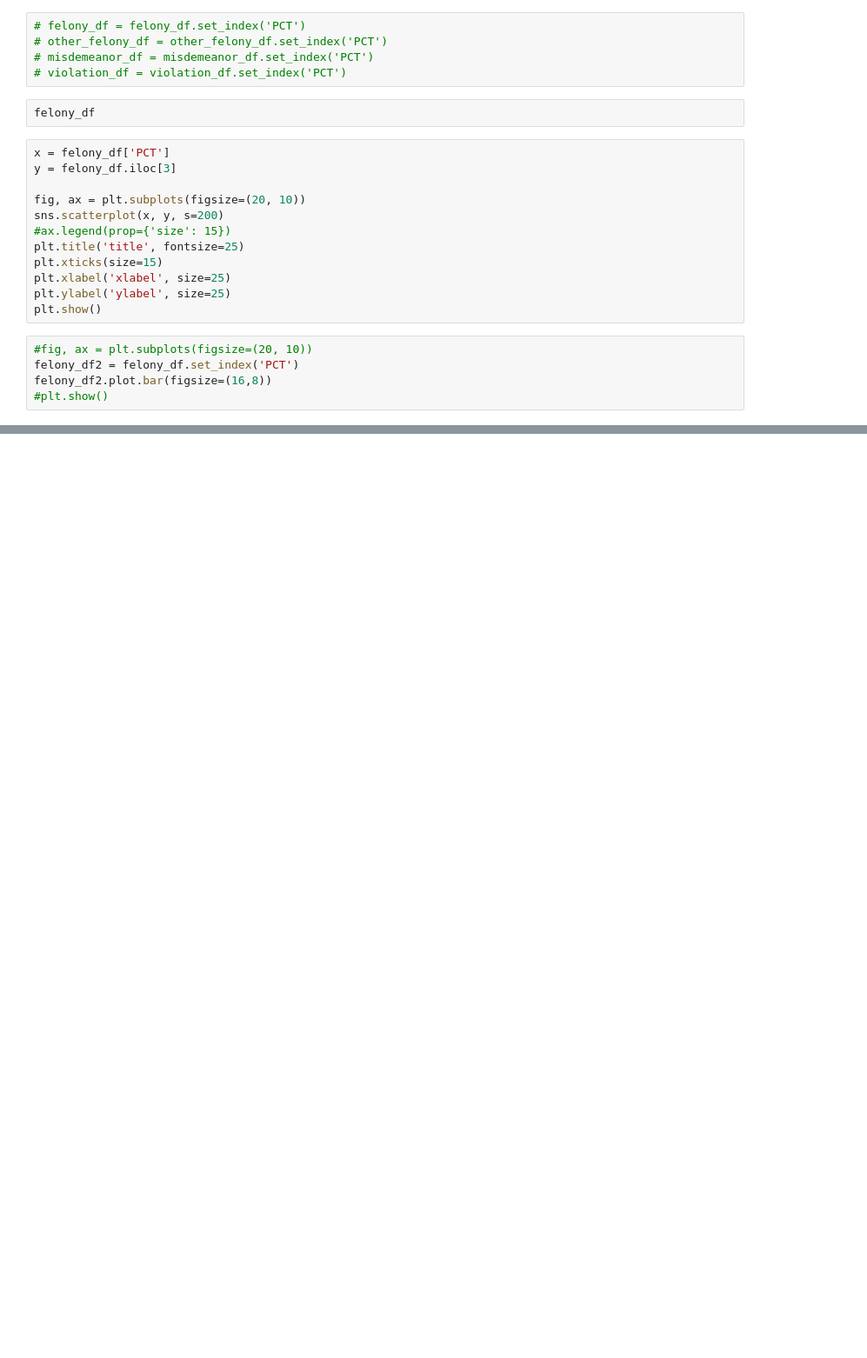
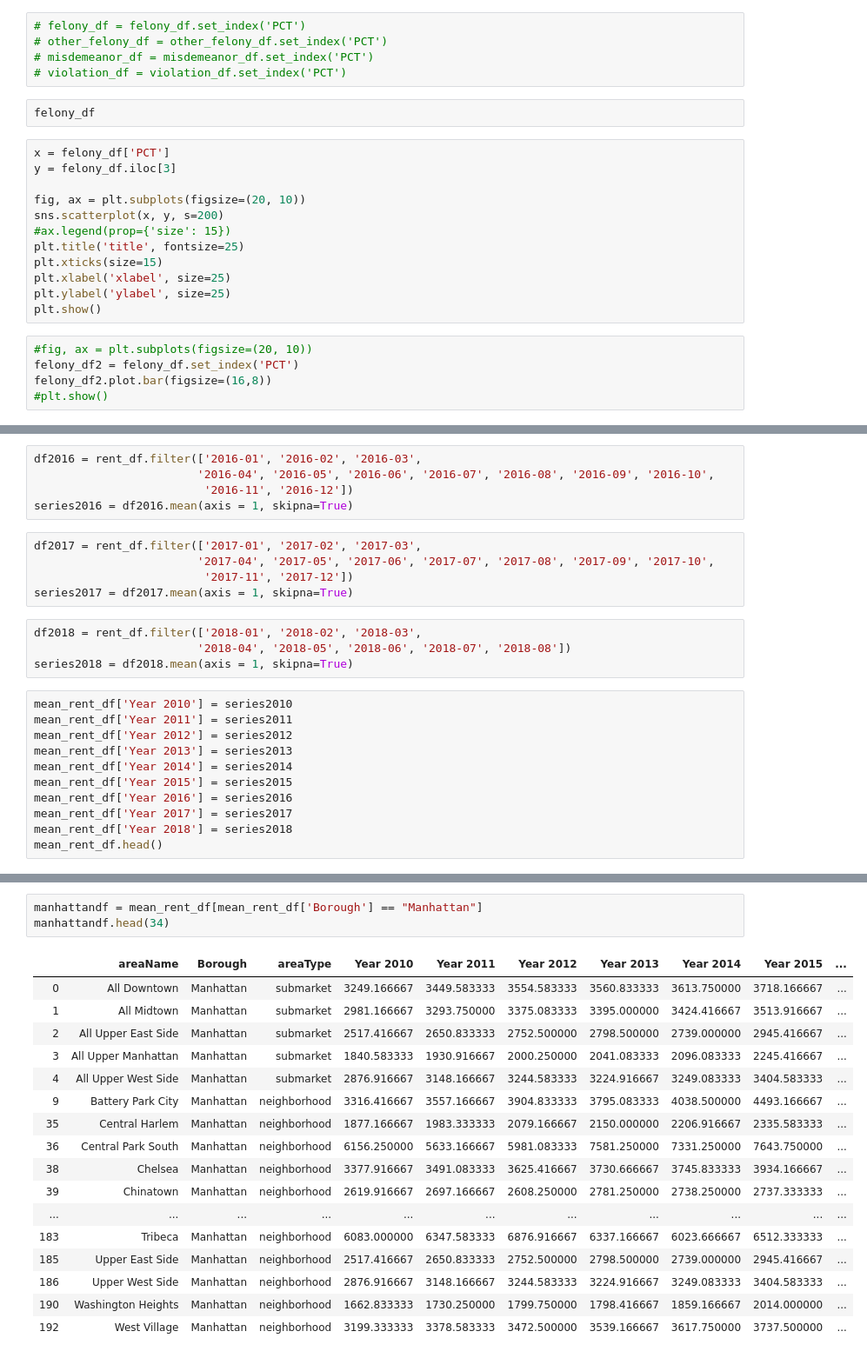
Before and after one commit to triolinho/stats_project, a Jupyter notebook: project_nb.ipynb, the cells around one changed output, grey strips where cells are left out. Shown at 87% size. Drawn from its saved outputs; the diff is of its cells as text; blank space fills up the shorter version.

```diff
--- a/project_nb.ipynb
+++ b/project_nb.ipynb
@@ -153,0 +207,25 @@ mean_rent_df.plot.bar(figsize=(20,10))
+# %%
+df2016 = rent_df.filter(['2016-01', '2016-02', '2016-03',
+                        '2016-04', '2016-05', '2016-06', '2016-07', '2016-08', '2016-09', '2016-10',
+                         '2016-11', '2016-12'])
+series2016 = df2016.mean(axis = 1, skipna=True)
+# %%
+df2017 = rent_df.filter(['2017-01', '2017-02', '2017-03',
+                        '2017-04', '2017-05', '2017-06', '2017-07', '2017-08', '2017-09', '2017-10',
+                         '2017-11', '2017-12'])
+series2017 = df2017.mean(axis = 1, skipna=True)
+# %%
+df2018 = rent_df.filter(['2018-01', '2018-02', '2018-03',
+                        '2018-04', '2018-05', '2018-06', '2018-07', '2018-08'])
+series2018 = df2018.mean(axis = 1, skipna=True)
+# %%
+mean_rent_df['Year 2010'] = series2010
+mean_rent_df['Year 2011'] = series2011
+mean_rent_df['Year 2012'] = series2012
+mean_rent_df['Year 2013'] = series2013
+mean_rent_df['Year 2014'] = series2014
+mean_rent_df['Year 2015'] = series2015
+mean_rent_df['Year 2016'] = series2016
+mean_rent_df['Year 2017'] = series2017
+mean_rent_df['Year 2018'] = series2018
+mean_rent_df.head()
@@ -153,0 +239,21 @@ mean_rent_df.plot.bar(figsize=(20,10))
+# %%
+manhattandf = mean_rent_df[mean_rent_df['Borough'] == "Manhattan"]
+manhattandf.head(34)
+# %% [output]
+|  | areaName | Borough | areaType | Year 2010 | Year 2011 | Year 2012 | Year 2013 | Year 2014 | Year 2015 | ... |
+| 0 | All Downtown | Manhattan | submarket | 3249.166667 | 3449.583333 | 3554.583333 | 3560.833333 | 3613.750000 | 3718.166667 | ... |
+| 1 | All Midtown | Manhattan | submarket | 2981.166667 | 3293.750000 | 3375.083333 | 3395.000000 | 3424.416667 | 3513.916667 | ... |
+| 2 | All Upper East Side | Manhattan | submarket | 2517.416667 | 2650.833333 | 2752.500000 | 2798.500000 | 2739.000000 | 2945.416667 | ... |
+| 3 | All Upper Manhattan | Manhattan | submarket | 1840.583333 | 1930.916667 | 2000.250000 | 2041.083333 | 2096.083333 | 2245.416667 | ... |
+| 4 | All Upper West Side | Manhattan | submarket | 2876.916667 | 3148.166667 | 3244.583333 | 3224.916667 | 3249.083333 | 3404.583333 | ... |
+| 9 | Battery Park City | Manhattan | neighborhood | 3316.416667 | 3557.166667 | 3904.833333 | 3795.083333 | 4038.500000 | 4493.166667 | ... |
+| 35 | Central Harlem | Manhattan | neighborhood | 1877.166667 | 1983.333333 | 2079.166667 | 2150.000000 | 2206.916667 | 2335.583333 | ... |
+| 36 | Central Park South | Manhattan | neighborhood | 6156.250000 | 5633.166667 | 5981.083333 | 7581.250000 | 7331.250000 | 7643.750000 | ... |
+| 38 | Chelsea | Manhattan | neighborhood | 3377.916667 | 3491.083333 | 3625.416667 | 3730.666667 | 3745.833333 | 3934.166667 | ... |
+| 39 | Chinatown | Manhattan | neighborhood | 2619.916667 | 2697.166667 | 2608.250000 | 2781.250000 | 2738.250000 | 2737.333333 | ... |
+| ... | ... | ... | ... | ... | ... | ... | ... | ... | ... | ... |
+| 183 | Tribeca | Manhattan | neighborhood | 6083.000000 | 6347.583333 | 6876.916667 | 6337.166667 | 6023.666667 | 6512.333333 | ... |
+| 185 | Upper East Side | Manhattan | neighborhood | 2517.416667 | 2650.833333 | 2752.500000 | 2798.500000 | 2739.000000 | 2945.416667 | ... |
+| 186 | Upper West Side | Manhattan | neighborhood | 2876.916667 | 3148.166667 | 3244.583333 | 3224.916667 | 3249.083333 | 3404.583333 | ... |
+| 190 | Washington Heights | Manhattan | neighborhood | 1662.833333 | 1730.250000 | 1799.750000 | 1798.416667 | 1859.166667 | 2014.000000 | ... |
+| 192 | West Village | Manhattan | neighborhood | 3199.333333 | 3378.583333 | 3472.500000 | 3539.166667 | 3617.750000 | 3737.500000 | ... |
```
Also changed, not shown: parts of 31 cells of this notebook, 1 other file.
